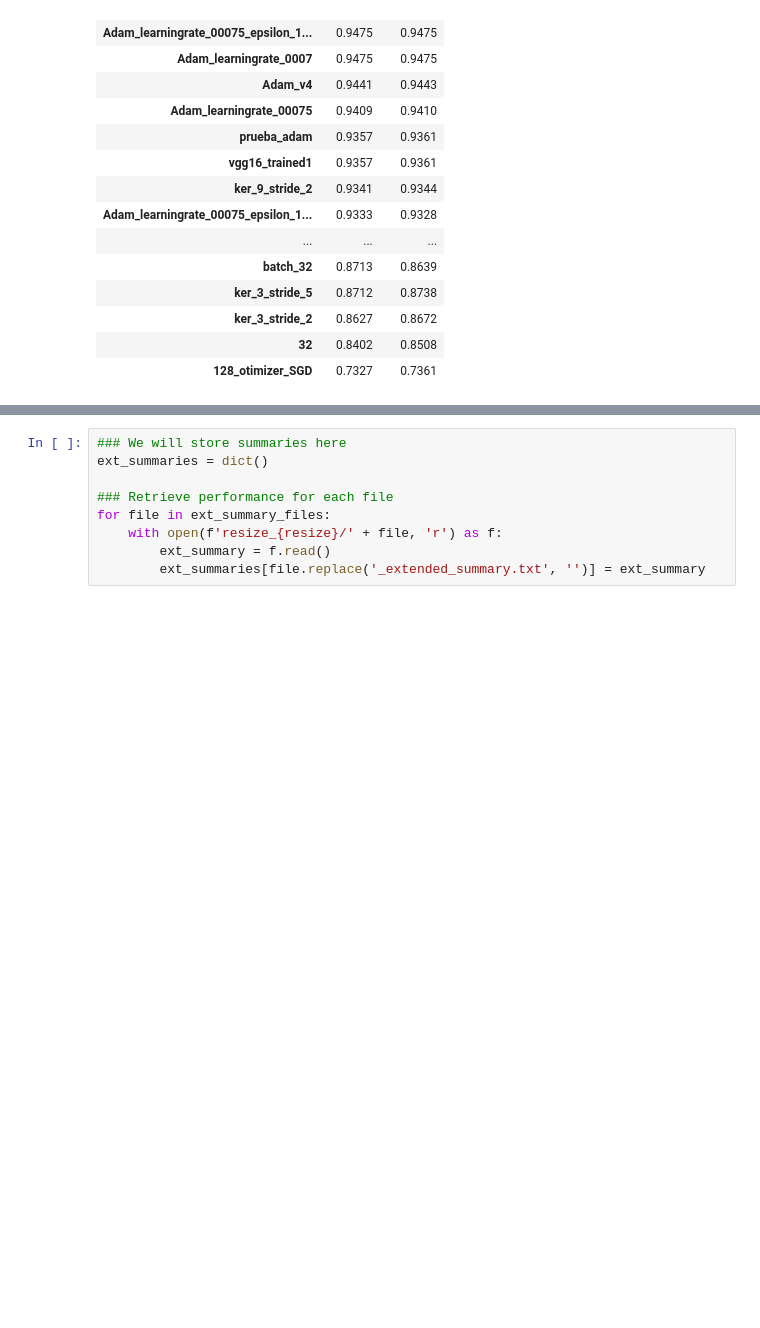
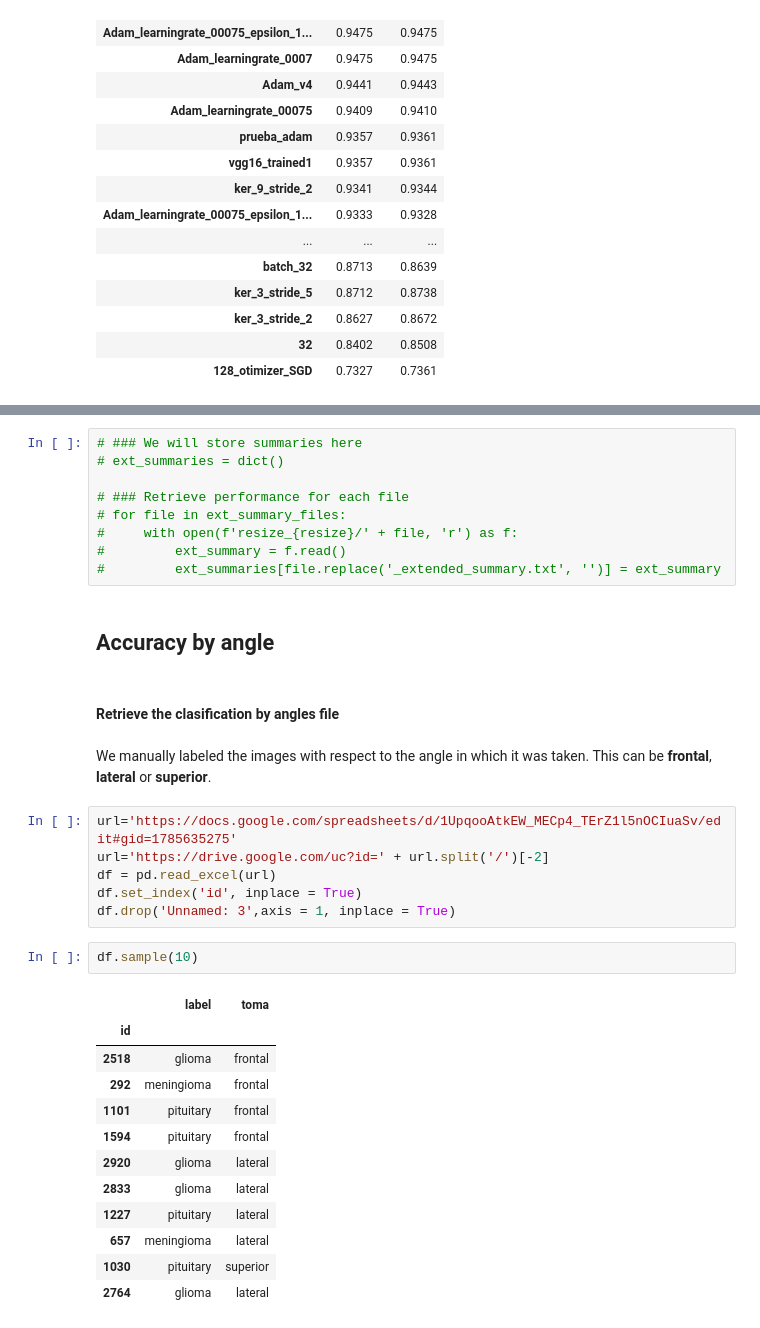
Before and after one commit to mig-calval/brain-tumor-detection, a Jupyter notebook: results/results.ipynb, the cells around one changed output, grey strips where cells are left out. Drawn from its saved outputs; the diff is of its cells as text; blank space fills up the shorter version.

```diff
--- a/results/results.ipynb
+++ b/results/results.ipynb
@@ -74,9 +109,36 @@ ext_summary_files = [file for file in result_files if get_match(top_10, file) an
 # %%
-### We will store summaries here
-ext_summaries = dict()
+# ### We will store summaries here
+# ext_summaries = dict()
 
-### Retrieve performance for each file
-for file in ext_summary_files:
-    with open(f'resize_{resize}/' + file, 'r') as f:
-        ext_summary = f.read()
-        ext_summaries[file.replace('_extended_summary.txt', '')] = ext_summary
+# ### Retrieve performance for each file
+# for file in ext_summary_files:
+#     with open(f'resize_{resize}/' + file, 'r') as f:
+#         ext_summary = f.read()
+#         ext_summaries[file.replace('_extended_summary.txt', '')] = ext_summary
+# %% [markdown]
+## Accuracy by angle
+# %% [markdown]
+#### Retrieve the clasification by angles file
+# %% [markdown]
+We manually labeled the images with respect to the angle in which it was taken. This can be **frontal**, **lateral** or **superior**.
+# %%
+url='https://docs.google.com/spreadsheets/d/1UpqooAtkEW_MECp4_TErZ1l5nOCIuaSv/edit#gid=1785635275'
+url='https://drive.google.com/uc?id=' + url.split('/')[-2]
+df = pd.read_excel(url)
+df.set_index('id', inplace = True)
+df.drop('Unnamed: 3',axis = 1, inplace = True)
+# %%
+df.sample(10)
+# %% [output]
+|  | label | toma |
+| id |  |  |
+| 2518 | glioma | frontal |
+| 292 | meningioma | frontal |
+| 1101 | pituitary | frontal |
+| 1594 | pituitary | frontal |
+| 2920 | glioma | lateral |
+| 2833 | glioma | lateral |
+| 1227 | pituitary | lateral |
+| 657 | meningioma | lateral |
+| 1030 | pituitary | superior |
+| 2764 | glioma | lateral |
```
Also changed, not shown: parts of 30 cells of this notebook, 12 other files.
